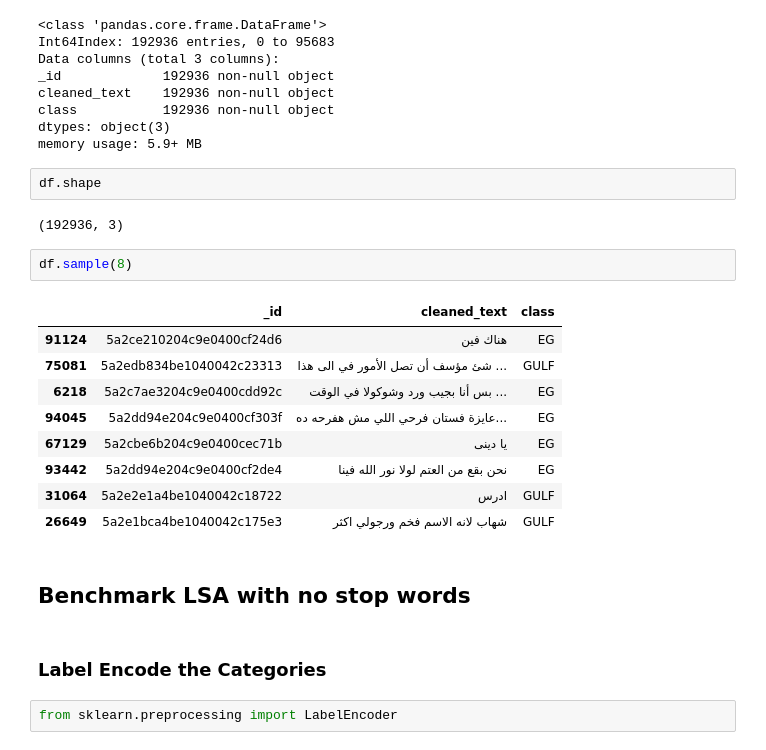
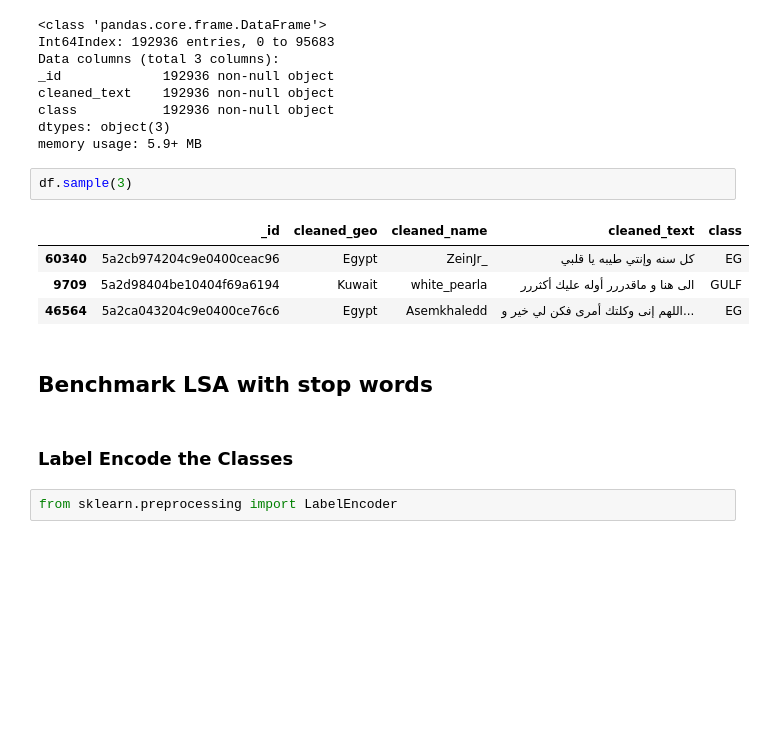
Before and after one commit to telsahy/capstone-52, a Jupyter notebook: topic_modeling_experiments/lsa_lda/lsa_lda_no_stop.ipynb, the cells around one changed output. Drawn from its saved outputs; the diff is of its cells as text; blank space fills up the shorter version.

```diff
--- a/topic_modeling_experiments/lsa_lda/lsa_lda_no_stop.ipynb
+++ b/topic_modeling_experiments/lsa_lda/lsa_lda_no_stop.ipynb
@@ -37,26 +43,17 @@ cleaned_text    192936 non-null object
 class           192936 non-null object
 dtypes: object(3)
 memory usage: 5.9+ MB
-# %%
-df.shape
-# %% [output]
-(192936, 3)
 # %%
-df.sample(8)
+df.sample(3)
 # %% [output]
-|  | _id | cleaned_text | class |
-| 91124 | 5a2ce210204c9e0400cf24d6 | هناك فين | EG |
-| 75081 | 5a2edb834be1040042c23313 | شئ مؤسف أن تصل الأمور في الى هذا ... | GULF |
-| 6218 | 5a2c7ae3204c9e0400cdd92c | بس أنا بجيب ورد وشوكولا في الوقت ... | EG |
-| 94045 | 5a2dd94e204c9e0400cf303f | عايزة فستان فرحي اللي مش هفرحه ده... | EG |
-| 67129 | 5a2cbe6b204c9e0400cec71b | يا دينى | EG |
-| 93442 | 5a2dd94e204c9e0400cf2de4 | نحن بقع من العتم لولا نور الله فينا | EG |
-| 31064 | 5a2e2e1a4be1040042c18722 | ادرس | GULF |
-| 26649 | 5a2e1bca4be1040042c175e3 | شهاب لانه الاسم فخم ورجولي اكثر | GULF |
+|  | _id | cleaned_geo | cleaned_name | cleaned_text | class |
+| 60340 | 5a2cb974204c9e0400ceac96 | Egypt | ZeinJr_ | كل سنه وإنتي طيبه يا قلبي | EG |
+| 9709 | 5a2d98404be10404f69a6194 | Kuwait | white_pearla | الى هنا و ماقدررر أوله عليك أكثررر | GULF |
+| 46564 | 5a2ca043204c9e0400ce76c6 | Egypt | Asemkhaledd | اللهم إنى وكلتك أمرى فكن لي خير و... | EG |
 # %% [markdown]
-## Benchmark LSA with no stop words
+## Benchmark LSA with stop words
 # %% [markdown]
-### Label Encode the Categories
+### Label Encode the Classes
 # %%
 from sklearn.preprocessing import LabelEncoder
 # %%
```
Also changed, not shown: parts of 22 cells of this notebook, 7 other files.
